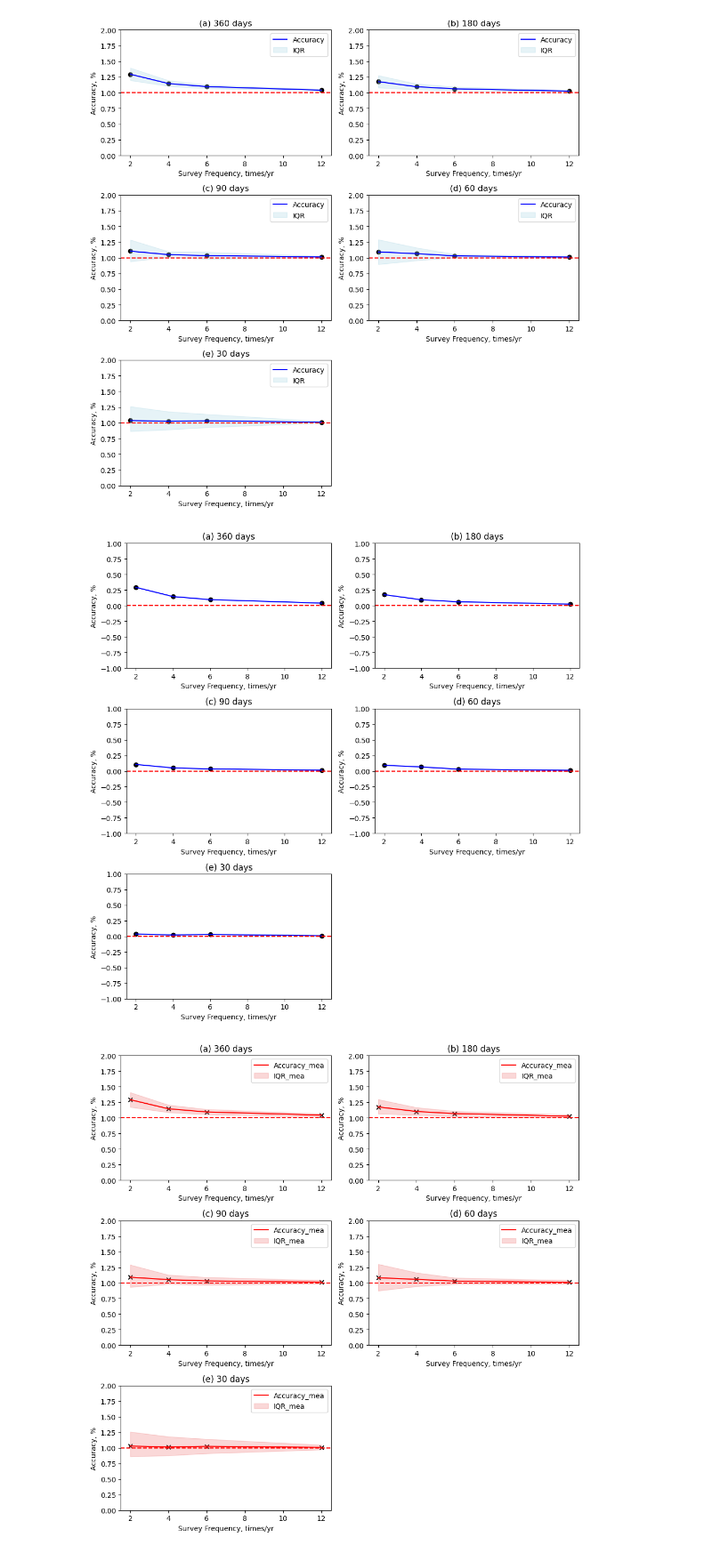
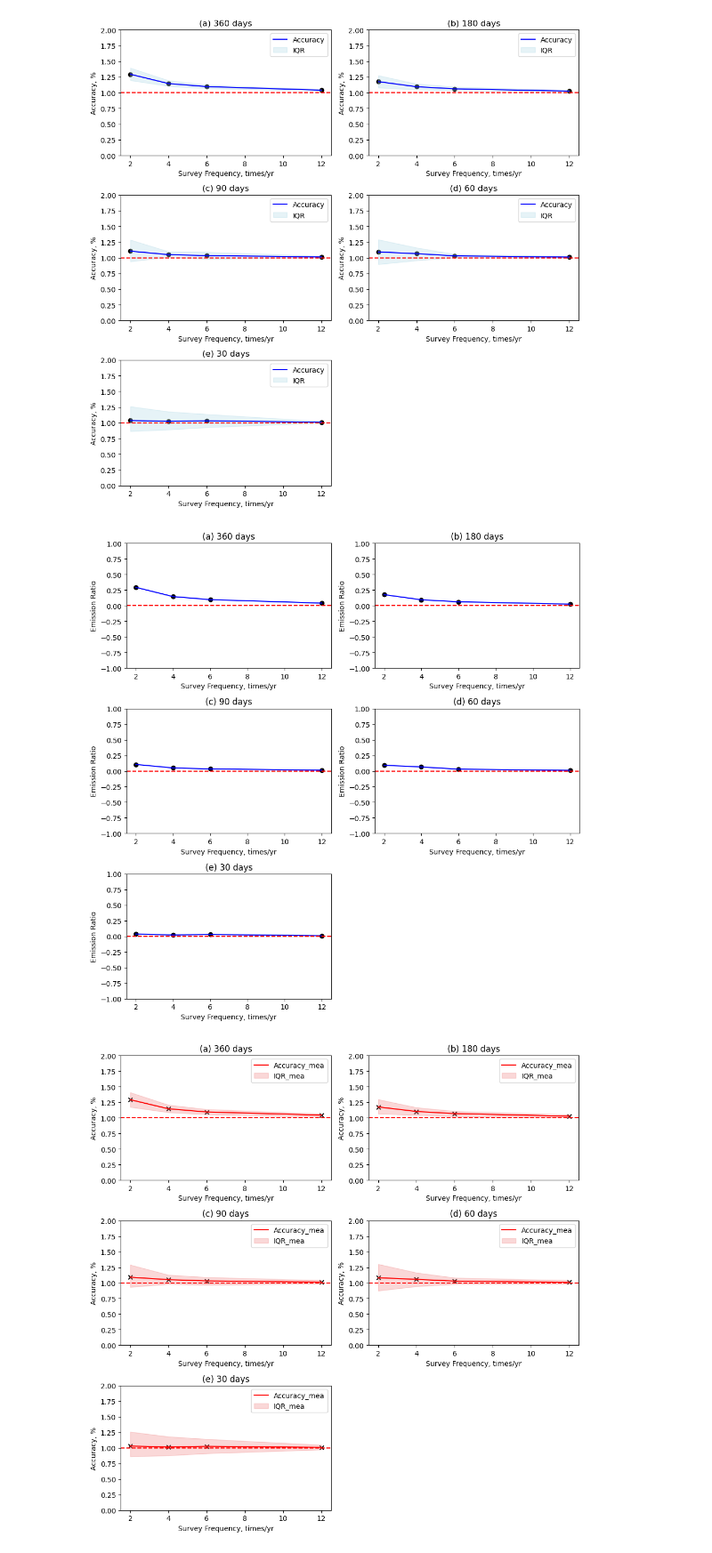
Before and after one commit to HJJJJX/Figure-Plotting, a Jupyter notebook: Uncertainty_paper_plot.ipynb, the cells around one changed output. Shown at 89% size. Drawn from its saved outputs; the diff is of its cells as text; code cells hidden in the pictures.

```diff
--- a/Uncertainty_paper_plot.ipynb
+++ b/Uncertainty_paper_plot.ipynb
@@ -1082,35 +1082,35 @@ ylim_max = 1  # Adjust according to your data
 # Plot data for each subplot
 for j in range(3):
     for k in range(2):
         idx = j * 2 + k
         if idx == 5:  # Skip the 6th subplot
             continue
         ax = axs[j, k]
         ax.scatter(x_values[idx], (100 + np.array(y_values[idx]))/100-1, color="black")
         ax.set_xlabel("Survey Frequency, times/yr")
-        ax.set_ylabel("Accuracy, %")
+        ax.set_ylabel("Emission Ratio")
         ax.tick_params(axis="y")
 
         lns1 = ax.plot(x_values[idx], (100 + np.array(y_values[idx]))/100-1, linestyle="-", color="blue", label="Accuracy")
 
         # Add red dashed line at y = 1.0
         ax.axhline(y=0, color='red', linestyle='--')
 
         # Set y-axis limits
         ax.set_ylim(ylim_min, ylim_max)
         ax.set_title(titles[idx])
 
         # Create legend for each subplot
         # ax.legend(loc="upper right")
 
 # Hide the empty subplot
 fig.delaxes(axs[2, 1])
 
 plt.tight_layout()
 plt.savefig('Non_Repair_Scenarios_Accuracy.png')
 plt.show()
 # %% [output]
-[figure, old version]
+[figure, new version]
 # %%
 #Unrepair with measurement uncertainty only
 import matplotlib.pyplot as plt
```
